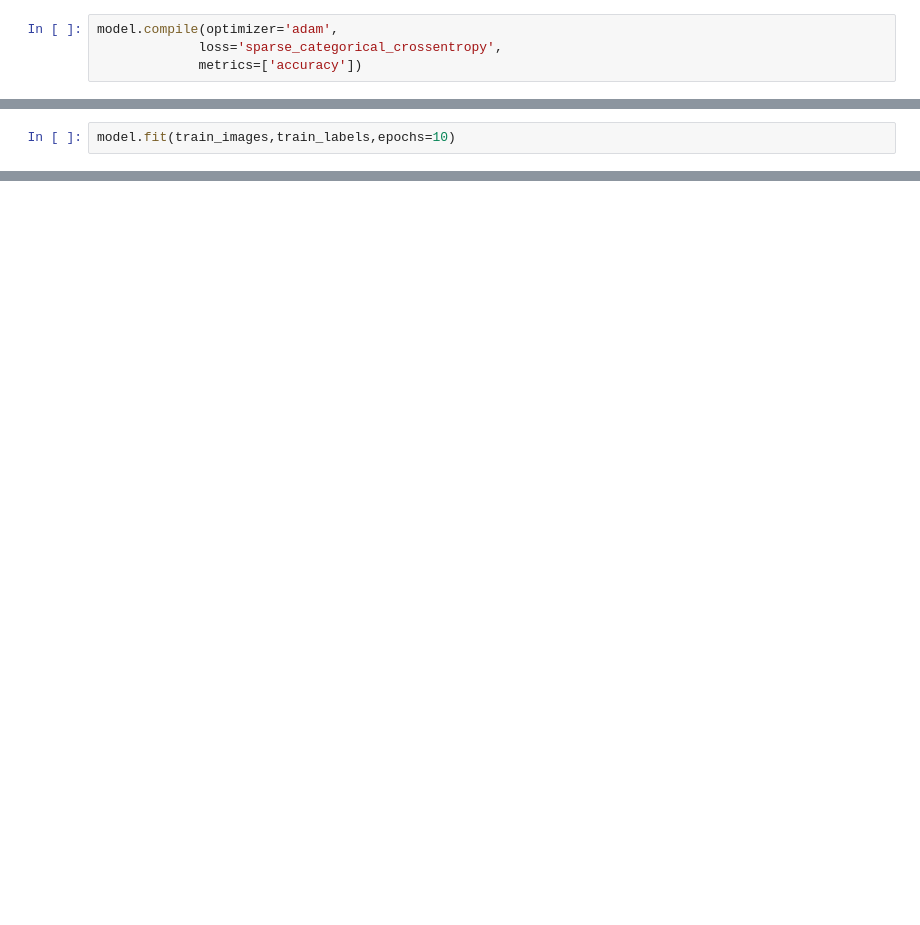
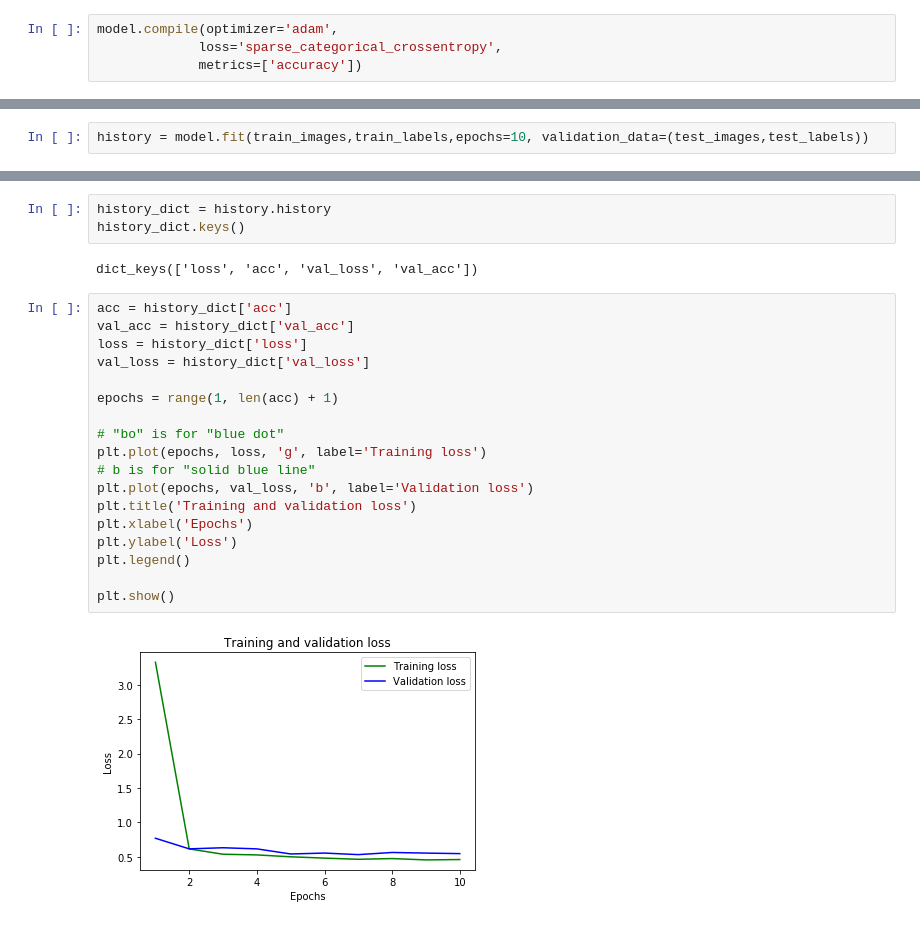
Before and after one commit to satyamsingh1004/ML, a Jupyter notebook: Fashion_MNIST_Keras.ipynb, the cells around one changed output, grey strips where cells are left out. Drawn from its saved outputs; the diff is of its cells as text; blank space fills up the shorter version.

```diff
--- a/Fashion_MNIST_Keras.ipynb
+++ b/Fashion_MNIST_Keras.ipynb
@@ -57,3 +54,3 @@ model.compile(optimizer='adam',
 # %%
-model.fit(train_images,train_labels,epochs=10)
+history = model.fit(train_images,train_labels,epochs=10, validation_data=(test_images,test_labels))
 # %% [output]
@@ -84,0 +78,25 @@ test_loss, test_acc = model.evaluate(test_images,test_labels)
+# %%
+history_dict = history.history
+history_dict.keys()
+# %% [output]
+dict_keys(['loss', 'acc', 'val_loss', 'val_acc'])
+# %%
+acc = history_dict['acc']
+val_acc = history_dict['val_acc']
+loss = history_dict['loss']
+val_loss = history_dict['val_loss']
+
+epochs = range(1, len(acc) + 1)
+
+# "bo" is for "blue dot"
+plt.plot(epochs, loss, 'g', label='Training loss')
+# b is for "solid blue line"
+plt.plot(epochs, val_loss, 'b', label='Validation loss')
+plt.title('Training and validation loss')
+plt.xlabel('Epochs')
+plt.ylabel('Loss')
+plt.legend()
+
+plt.show()
+# %% [output]
+[figure, added]
```
Also changed, not shown: parts of 9 cells of this notebook.
